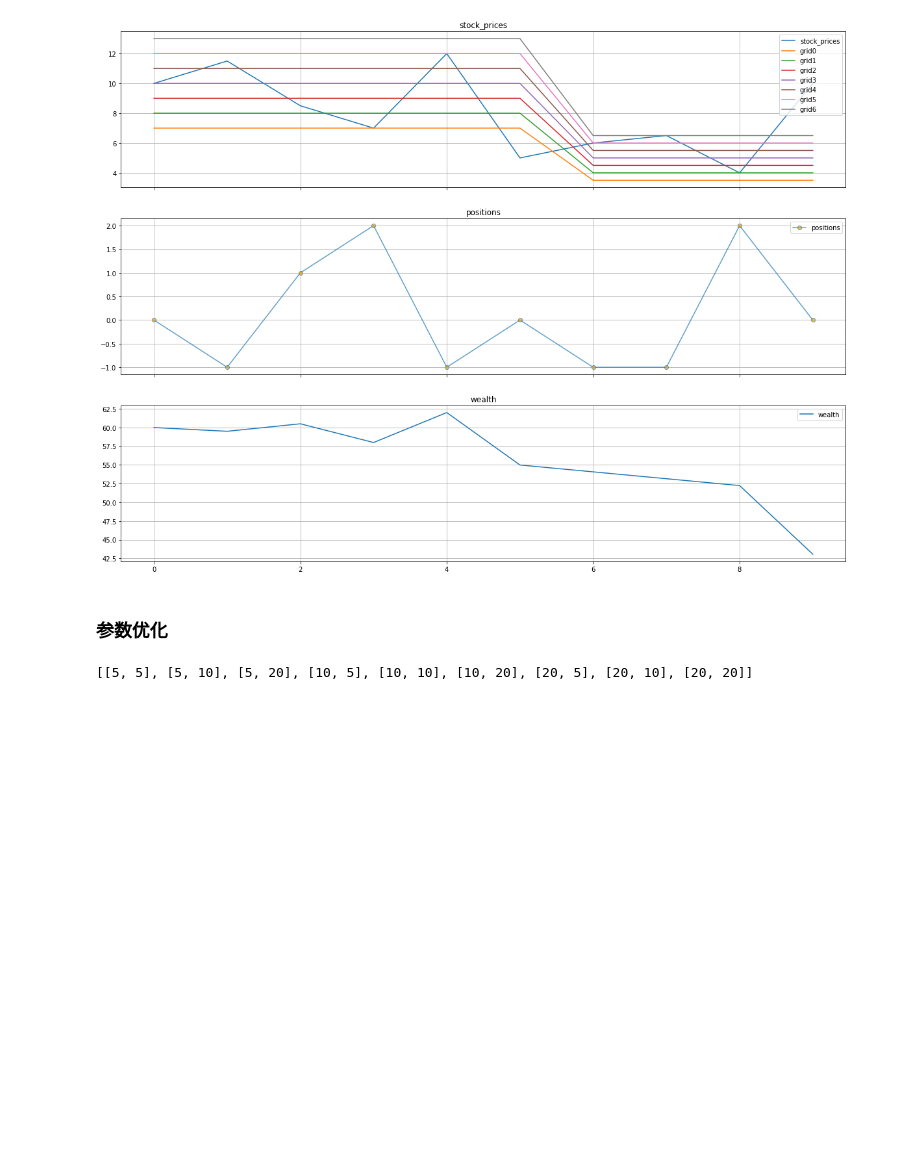
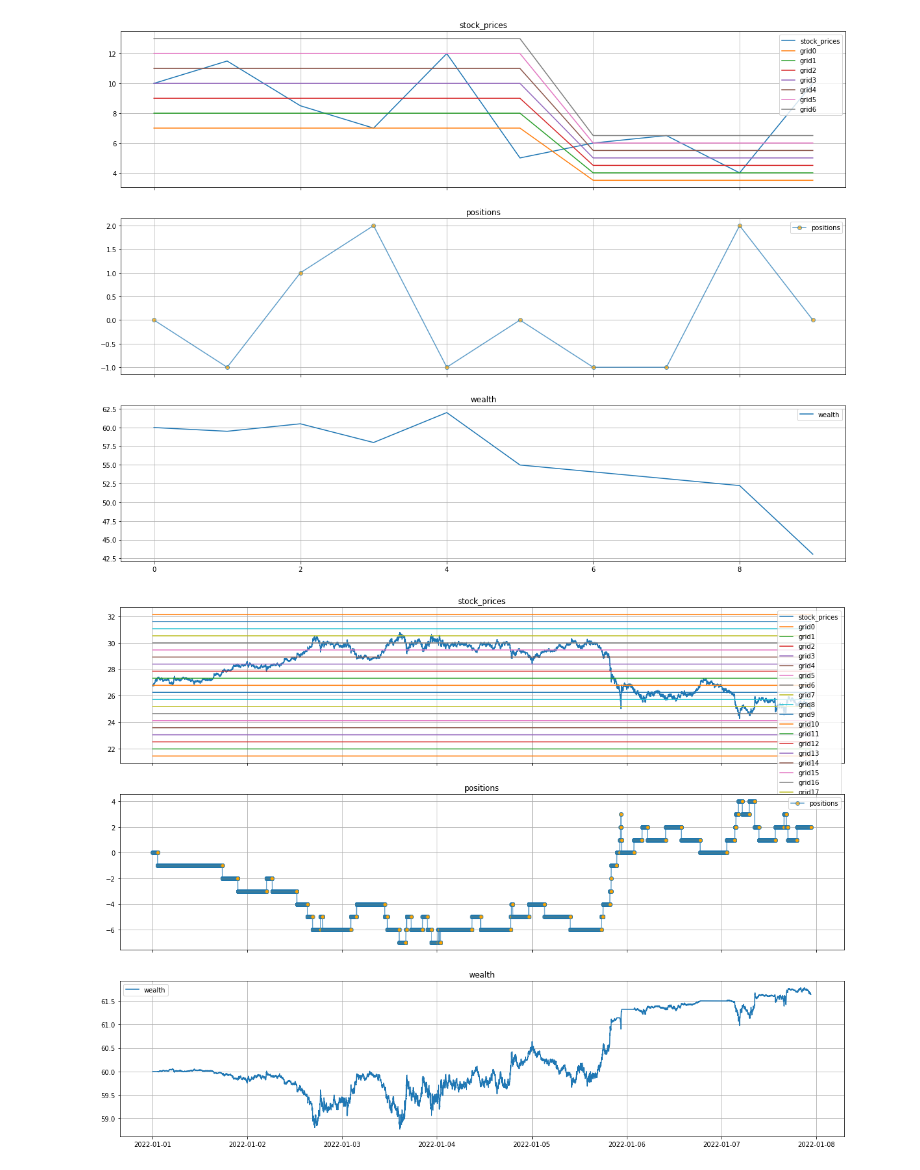
Before and after one commit to June911/GridTradingBacktest, a Jupyter notebook: grid_trading_static.ipynb, the cells around one changed output. Saved outputs shown, nothing was run; the diff lists cells and outputs as text; code cells hidden in the pictures; blank space fills up the shorter version.

```diff
--- a/grid_trading_static.ipynb
+++ b/grid_trading_static.ipynb
@@ -105,21 +108,23 @@ static_grid_bt.plot_results()
 # %% [output]
 [figure]
 # %%
-# # 策略参数
-# w0 = 60
-# r = 0.005
-# n_grid = 10
-# tp = "arth"
+# 策略参数
+w0 = 60
+r = 0.2
+n_grid = 20
+tp = "arth"
 
-# # test
-# static_grid_bt = StaticGridBT(w0, r, n_grid, tp, df_data.close.iloc[1:10000], is_trading_even=False, is_reverse_trading=True, tx_m=0.0002, tx_t=0.0002)
+# test
+static_grid_bt = StaticGridBT(w0, r, n_grid, tp, df_data.close.iloc[1:10000], is_trading_even=False, is_reverse_trading=False, tx_m=0, tx_t=0.0002)
 
-# # print("static_grid_bt.positions: ", static_grid_bt.positions)
-# # static_grid_bt.pa, static_grid_bt.pb, static_grid_bt.last_grid
+# print("static_grid_bt.positions: ", static_grid_bt.positions)
+# static_grid_bt.pa, static_grid_bt.pb, static_grid_bt.last_grid
 
-# with io.capture_output() as captured: # this will supress (e.g. capture) stdout and stderr
-#     static_grid_bt.run_on_bar()
-# static_grid_bt.plot_results()
+with io.capture_output() as captured: # this will supress (e.g. capture) stdout and stderr
+    static_grid_bt.run_on_bar()
+static_grid_bt.plot_results()
+# %% [output]
+[figure, added]
 # %%
 # # 策略参数
 # w0 = 60
@@ -136,32 +141,3 @@ static_grid_bt.plot_results()
 # with io.capture_output() as captured: # this will supress (e.g. capture) stdout and stderr
 #     static_grid_bt.run_on_bar()
 # static_grid_bt.plot_results()
-# %% [markdown]
-### 参数优化
-# %%
-## param optimization
-
-# init pool
-p = Pool(2)
-
-# init params
-lst_r = [0.1, 0.01, 0.001]
-lst_n_grid = [5, 10, 20]
-lst_params = []
-for r in lst_r:
-    for n_grid in lst_n_grid:
-        lst_params.append([r,n_grid])
-print(lst_params)
-
-def f_objective(r, n_grid):
-    # init backtest
-    bt = StaticGridBT(w0, r, n_grid, tp, df_data.close.iloc[1:1000], is_trading_even=False, is_reverse_trading=False, tx_m=0, tx_t=0.0002)
-    with io.capture_output() as captured: # this will supress (e.g. capture) stdout and stderr
-        bt.run_on_bar()
-        return bt.wealth
-
-res_params = p.starmap(f_objective, lst_params)
-p.close()
-res_params
-# %% [output]
-[[5, 5], [5, 10], [5, 20], [10, 5], [10, 10], [10, 20], [20, 5], [20, 10], [20, 20]]
```
Also changed, not shown: parts of 2 cells of this notebook, 6 other files.
